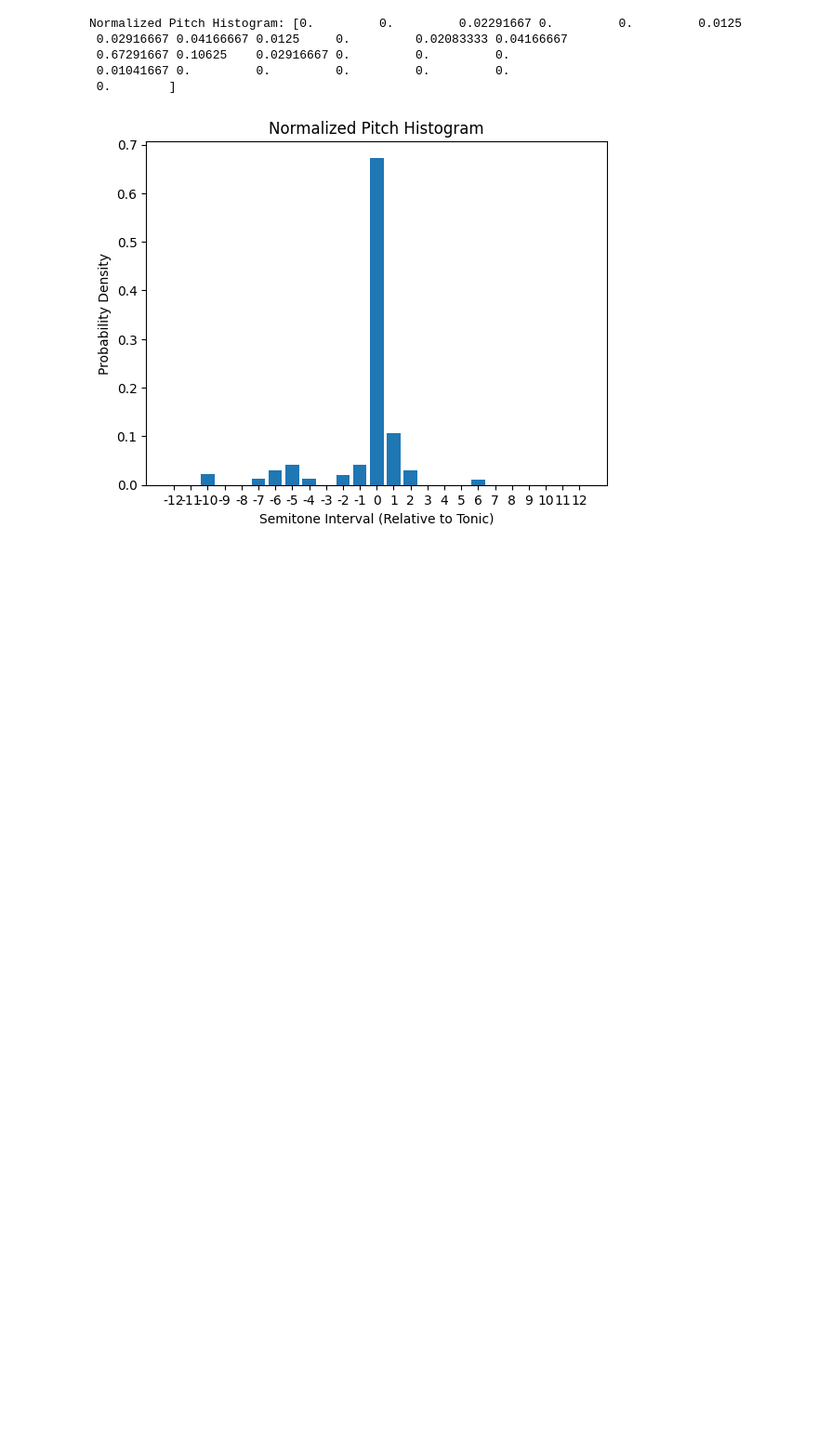
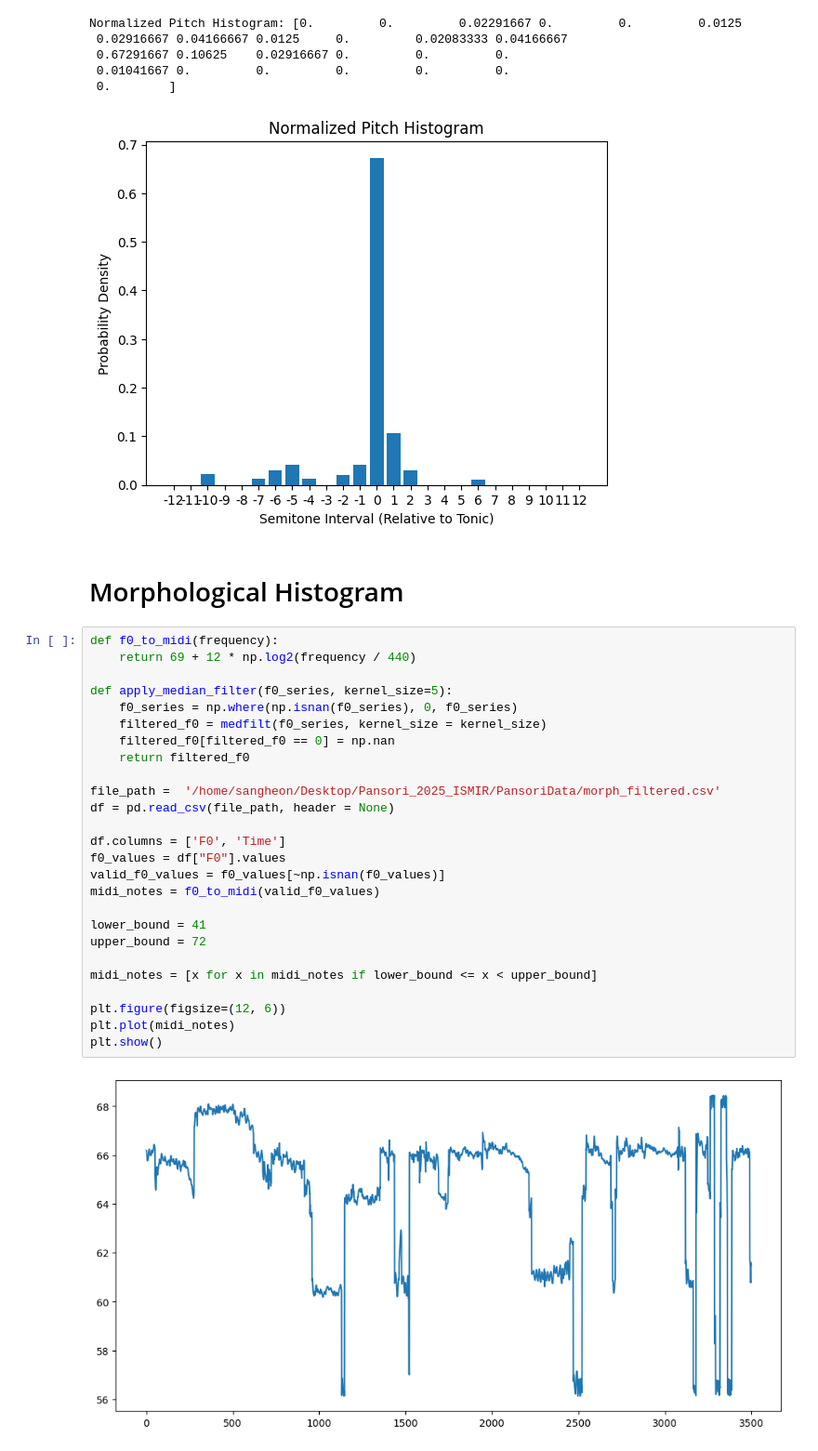
Before and after one commit to michspark/PansoriModeChangeDetection, a Jupyter notebook: test_histogram.ipynb, the cells around one changed output. Shown: that part at 93% size. Drawn from its saved outputs; the diff is of its cells as text; blank space fills up the shorter version.

```diff
--- a/test_histogram.ipynb
+++ b/test_histogram.ipynb
@@ -73,3 +75,33 @@ Normalized Pitch Histogram: [0.         0.         0.02291667 0.         0.
  0.01041667 0.         0.         0.         0.         0.
  0.        ]
 [figure]
+# %% [markdown]
+# Morphological Histogram
+# %%
+def f0_to_midi(frequency):
+    return 69 + 12 * np.log2(frequency / 440)
+
+def apply_median_filter(f0_series, kernel_size=5):
+    f0_series = np.where(np.isnan(f0_series), 0, f0_series)
+    filtered_f0 = medfilt(f0_series, kernel_size = kernel_size)
+    filtered_f0[filtered_f0 == 0] = np.nan
+    return filtered_f0
+
+file_path =  '/home/sangheon/Desktop/Pansori_2025_ISMIR/PansoriData/morph_filtered.csv'
+df = pd.read_csv(file_path, header = None)
+
+df.columns = ['F0', 'Time']
+f0_values = df["F0"].values
+valid_f0_values = f0_values[~np.isnan(f0_values)]
+midi_notes = f0_to_midi(valid_f0_values)
+
+lower_bound = 41
+upper_bound = 72
+
+midi_notes = [x for x in midi_notes if lower_bound <= x < upper_bound]
+
+plt.figure(figsize=(12, 6))
+plt.plot(midi_notes)
+plt.show()
+# %% [output]
+[figure, added]
```
Also changed, not shown: parts of 5 cells of this notebook, 30 other files.
